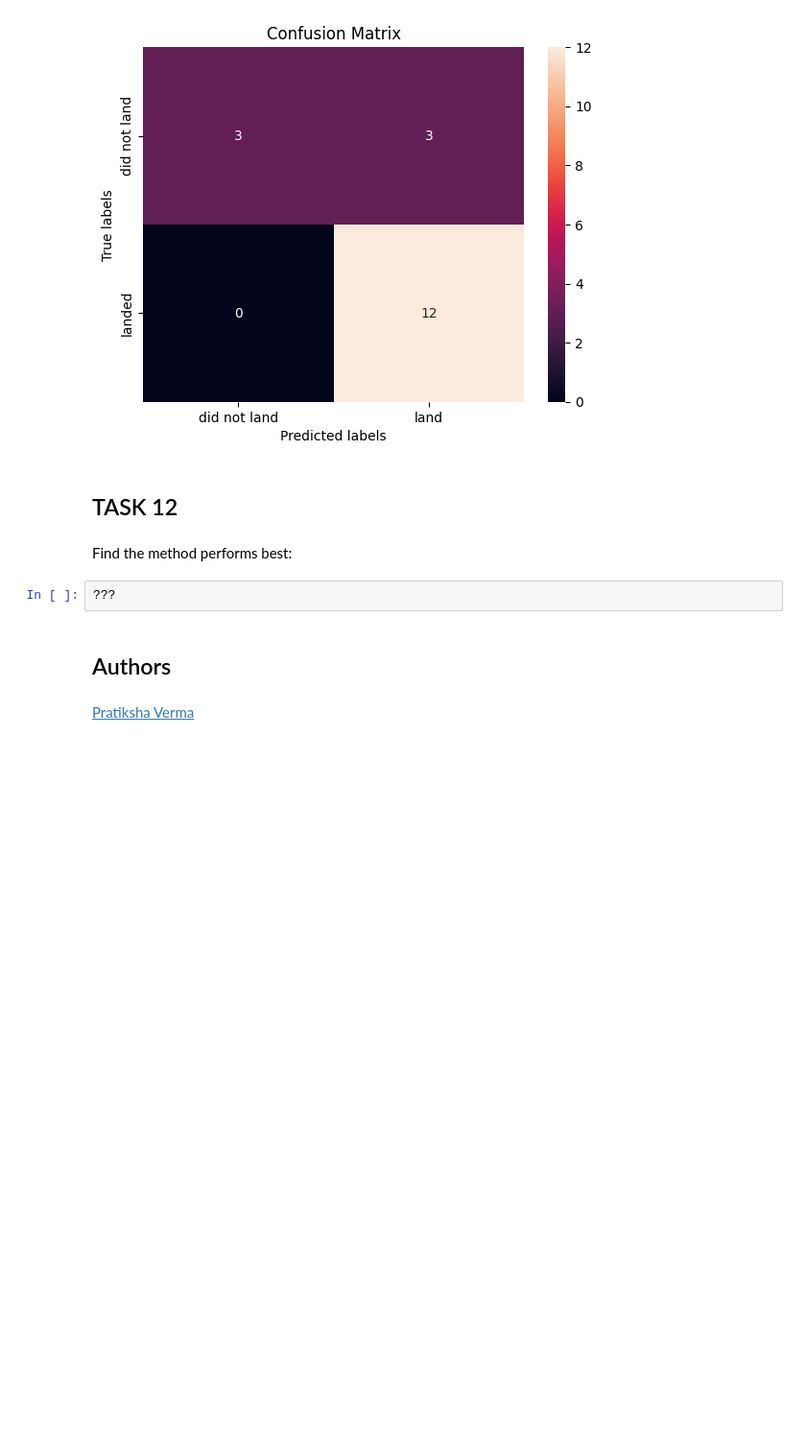
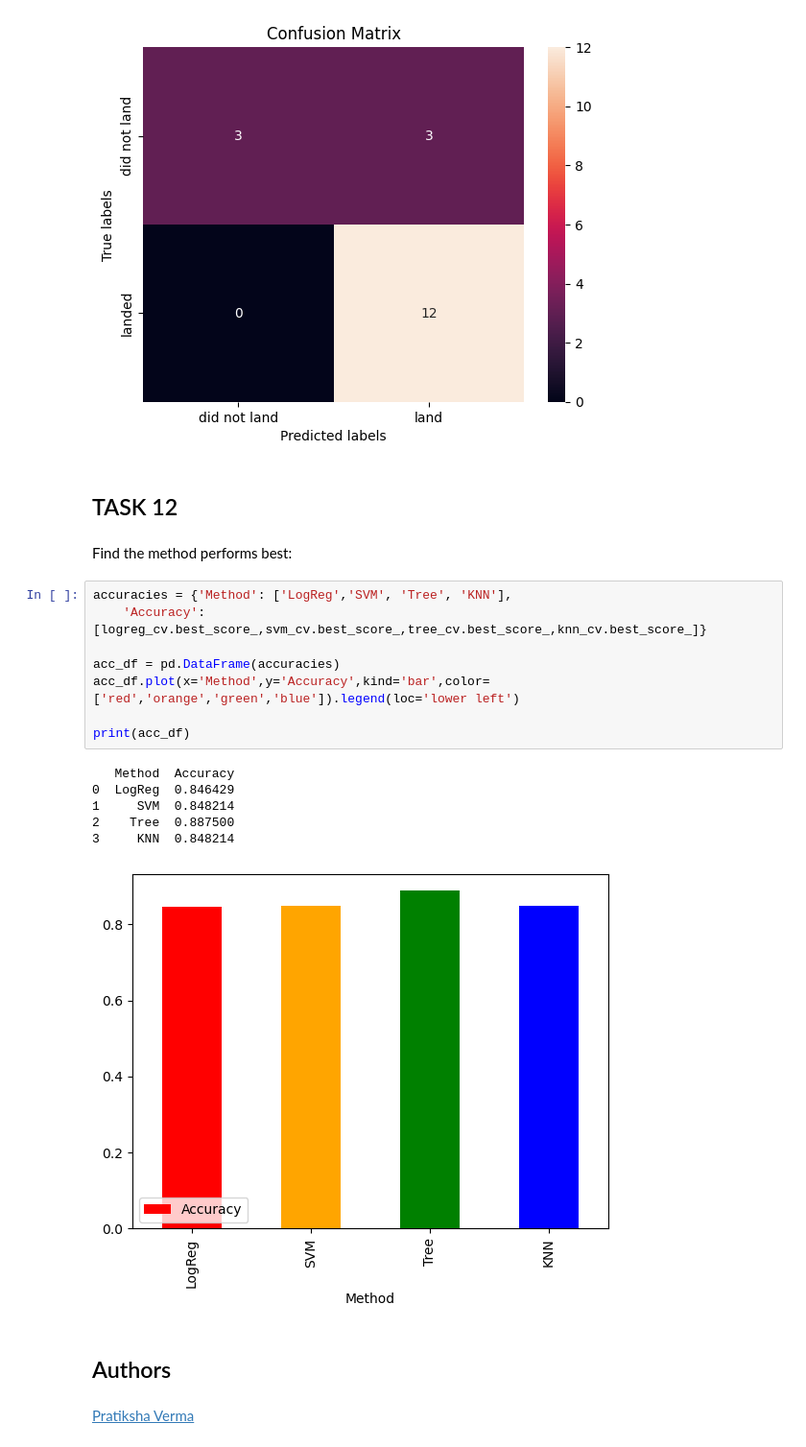
Before and after one commit to jontymarshall/IBMDataScienceCapstoneProject, a Jupyter notebook: Capstone_Predictive_Analysis.ipynb, the cells around one changed output. Shown at 96% size. Saved outputs shown, nothing was run; the diff lists cells and outputs as text; blank space fills up the shorter version.

```diff
--- a/Capstone_Predictive_Analysis.ipynb
+++ b/Capstone_Predictive_Analysis.ipynb
@@ -360,8 +360,21 @@ plot_confusion_matrix(Y_test,yhat)
 ## TASK  12
 # %% [markdown]
 Find the method performs best:
-# %%
-???
+# %%
+accuracies = {'Method': ['LogReg','SVM', 'Tree', 'KNN'],
+    'Accuracy': [logreg_cv.best_score_,svm_cv.best_score_,tree_cv.best_score_,knn_cv.best_score_]}
+
+acc_df = pd.DataFrame(accuracies)
+acc_df.plot(x='Method',y='Accuracy',kind='bar',color=['red','orange','green','blue']).legend(loc='lower left')
+
+print(acc_df)
+# %% [output]
+   Method  Accuracy
+0  LogReg  0.846429
+1     SVM  0.848214
+2    Tree  0.887500
+3     KNN  0.848214
+[figure, added]
 # %% [markdown]
 ## Authors
 # %% [markdown]
```
Also changed, not shown: parts of 2 cells of this notebook.
